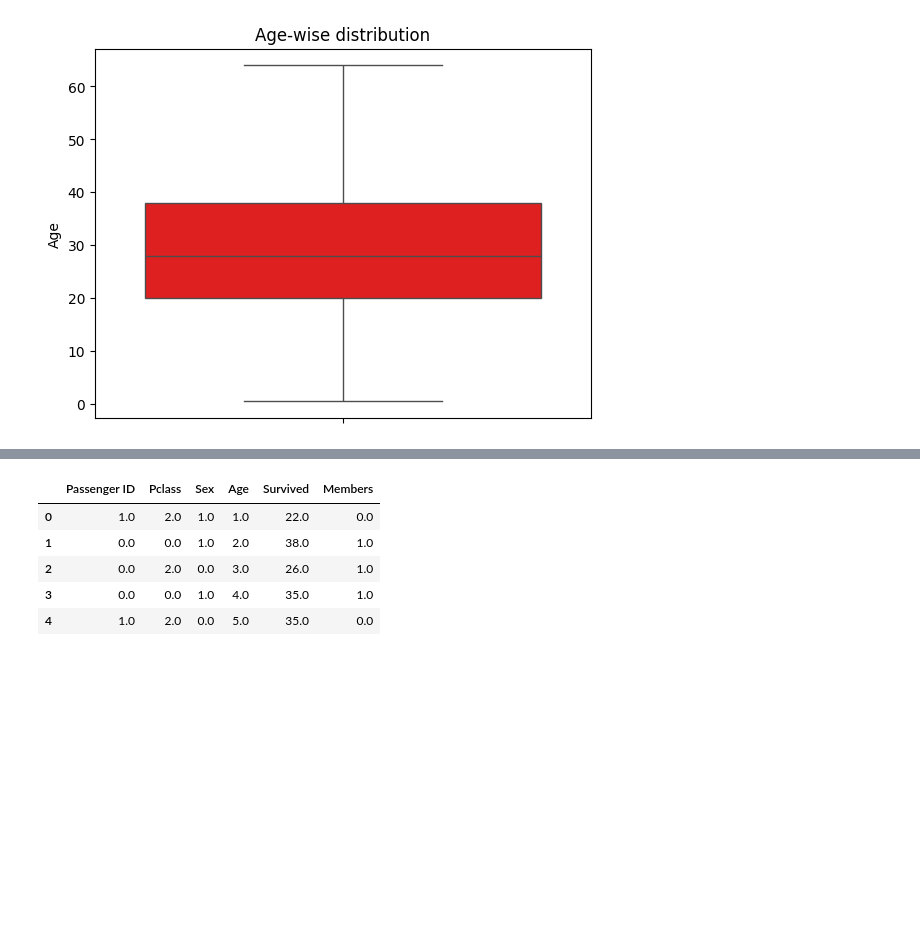
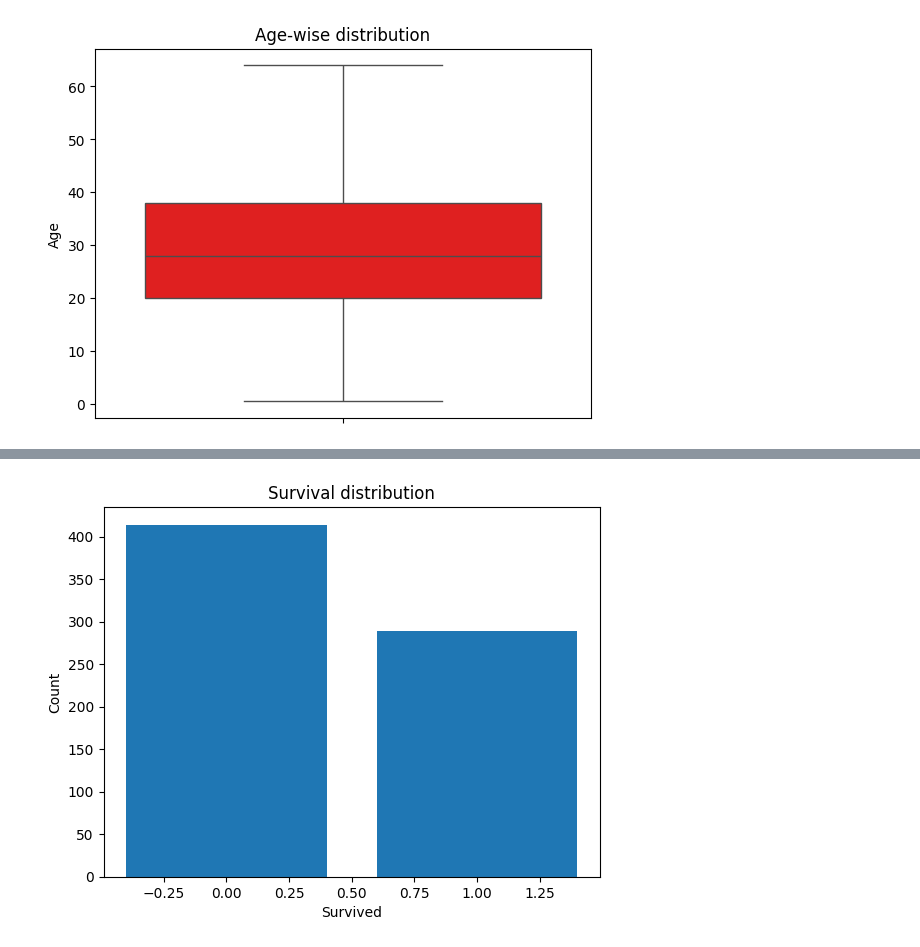
Before and after one commit to ankitg-02/Titanic, a Jupyter notebook: Titanic1.ipynb, the cells around one changed output, grey strips where cells are left out. Cells and saved outputs as stored; diff of their text form; code cells hidden in the pictures; blank space fills up the shorter version.

```diff
--- a/Titanic1.ipynb
+++ b/Titanic1.ipynb
@@ -349 +340,9 @@ plt.show()
+# %%
+plt.bar(new_data['Survived'].value_counts().index,new_data['Survived'].value_counts())
+plt.xlabel('Survived')
+plt.ylabel('Count')
+plt.title('Survival distribution')
+plt.show()
+# %% [output]
+[figure, added]
 # %%
@@ -354,10 +353,0 @@ new_data=c.fit_transform(new_data)
-# %%
-new_data=pd.DataFrame(np.array(new_data),columns=train_data.columns)
-new_data.head()
-# %% [output]
-|  | Passenger ID | Pclass | Sex | Age | Survived | Members |
-| 0 | 1.0 | 2.0 | 1.0 | 1.0 | 22.0 | 0.0 |
-| 1 | 0.0 | 0.0 | 1.0 | 2.0 | 38.0 | 1.0 |
-| 2 | 0.0 | 2.0 | 0.0 | 3.0 | 26.0 | 1.0 |
-| 3 | 0.0 | 0.0 | 1.0 | 4.0 | 35.0 | 1.0 |
-| 4 | 1.0 | 2.0 | 0.0 | 5.0 | 35.0 | 0.0 |
```
Also changed, not shown: parts of 25 cells of this notebook.
